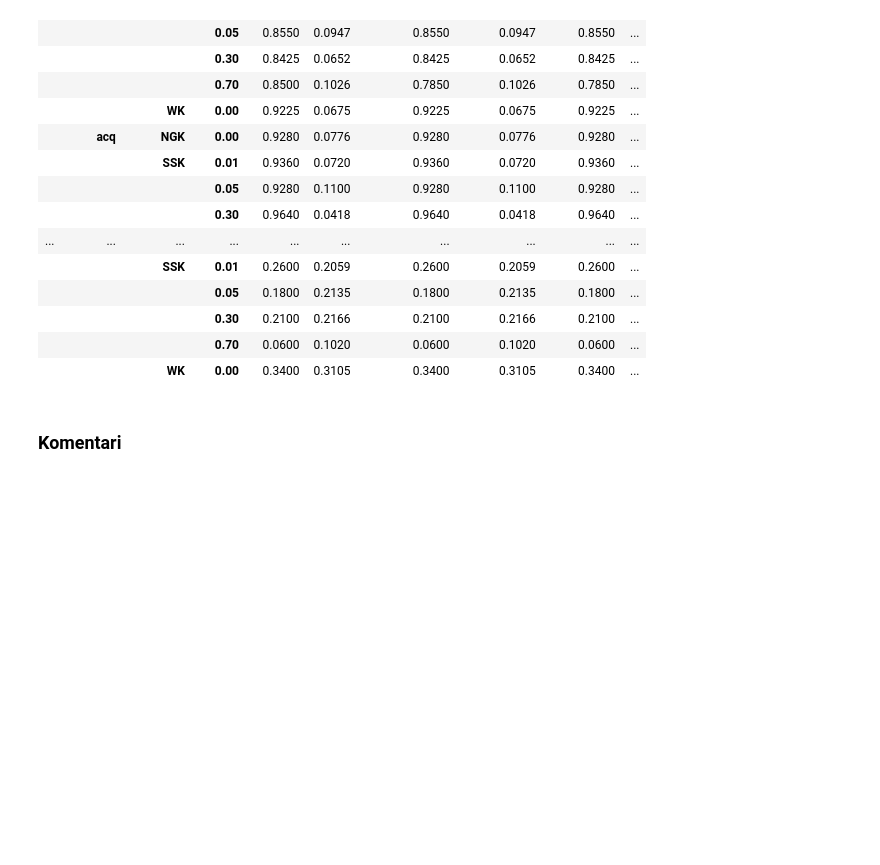
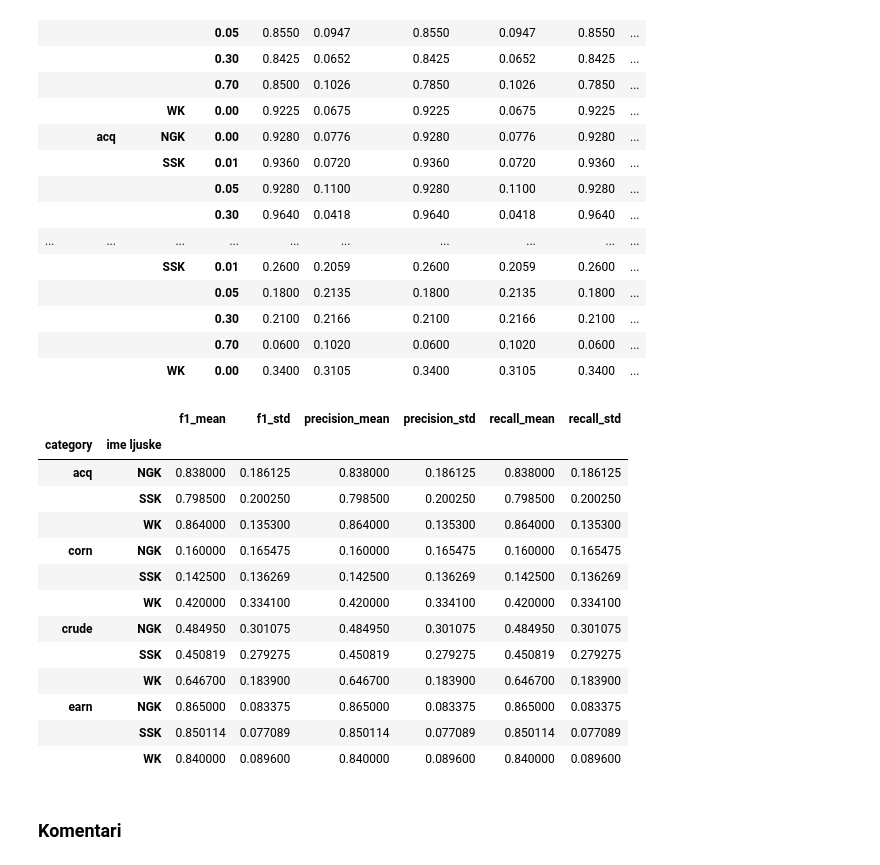
Before and after one commit to majajuric/UUZOP-Text-Classification-using-String-Kernels, a Jupyter notebook: Poboljšanje rezultata.ipynb, the cells around one changed output. Cells and saved outputs as stored; diff of their text form; code cells hidden in the pictures; blank space fills up the shorter version.

```diff
--- a/Poboljšanje rezultata.ipynb
+++ b/Poboljšanje rezultata.ipynb
@@ -563,5 +545,23 @@ display(rezultat)
 |  |  |  | 0.30 | 0.2100 | 0.2166 | 0.2100 | 0.2166 | 0.2100 | ... |
 |  |  |  | 0.70 | 0.0600 | 0.1020 | 0.0600 | 0.1020 | 0.0600 | ... |
 |  |  | WK | 0.00 | 0.3400 | 0.3105 | 0.3400 | 0.3105 | 0.3400 | ... |
+# %%
+grupirano = rezultat.groupby(["category", "ime ljuske"]).mean()
+display(grupirano)
+# %% [output]
+|  |  | f1_mean | f1_std | precision_mean | precision_std | recall_mean | recall_std |
+| category | ime ljuske |  |  |  |  |  |  |
+| acq | NGK | 0.838000 | 0.186125 | 0.838000 | 0.186125 | 0.838000 | 0.186125 |
+|  | SSK | 0.798500 | 0.200250 | 0.798500 | 0.200250 | 0.798500 | 0.200250 |
+|  | WK | 0.864000 | 0.135300 | 0.864000 | 0.135300 | 0.864000 | 0.135300 |
+| corn | NGK | 0.160000 | 0.165475 | 0.160000 | 0.165475 | 0.160000 | 0.165475 |
+|  | SSK | 0.142500 | 0.136269 | 0.142500 | 0.136269 | 0.142500 | 0.136269 |
+|  | WK | 0.420000 | 0.334100 | 0.420000 | 0.334100 | 0.420000 | 0.334100 |
+| crude | NGK | 0.484950 | 0.301075 | 0.484950 | 0.301075 | 0.484950 | 0.301075 |
+|  | SSK | 0.450819 | 0.279275 | 0.450819 | 0.279275 | 0.450819 | 0.279275 |
+|  | WK | 0.646700 | 0.183900 | 0.646700 | 0.183900 | 0.646700 | 0.183900 |
+| earn | NGK | 0.865000 | 0.083375 | 0.865000 | 0.083375 | 0.865000 | 0.083375 |
+|  | SSK | 0.850114 | 0.077089 | 0.850114 | 0.077089 | 0.850114 | 0.077089 |
+|  | WK | 0.840000 | 0.089600 | 0.840000 | 0.089600 | 0.840000 | 0.089600 |
 # %% [markdown]
 ### Komentari
```
Also changed, not shown: parts of 12 cells of this notebook, 3 other files.
